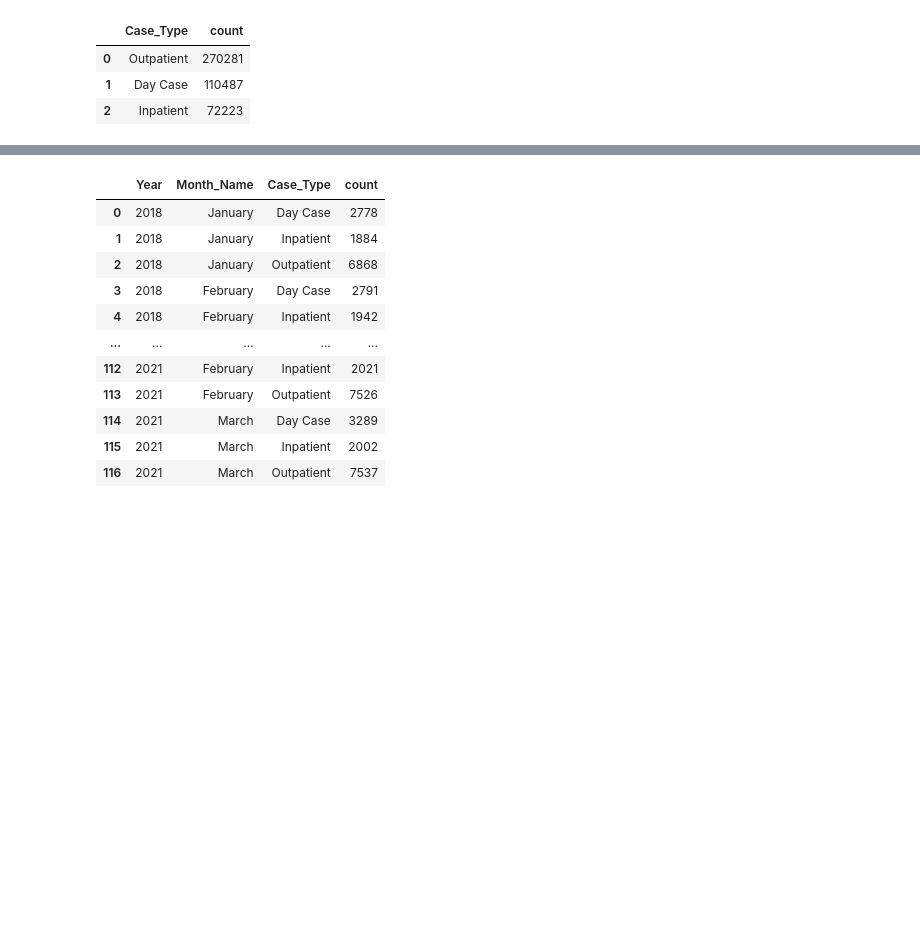
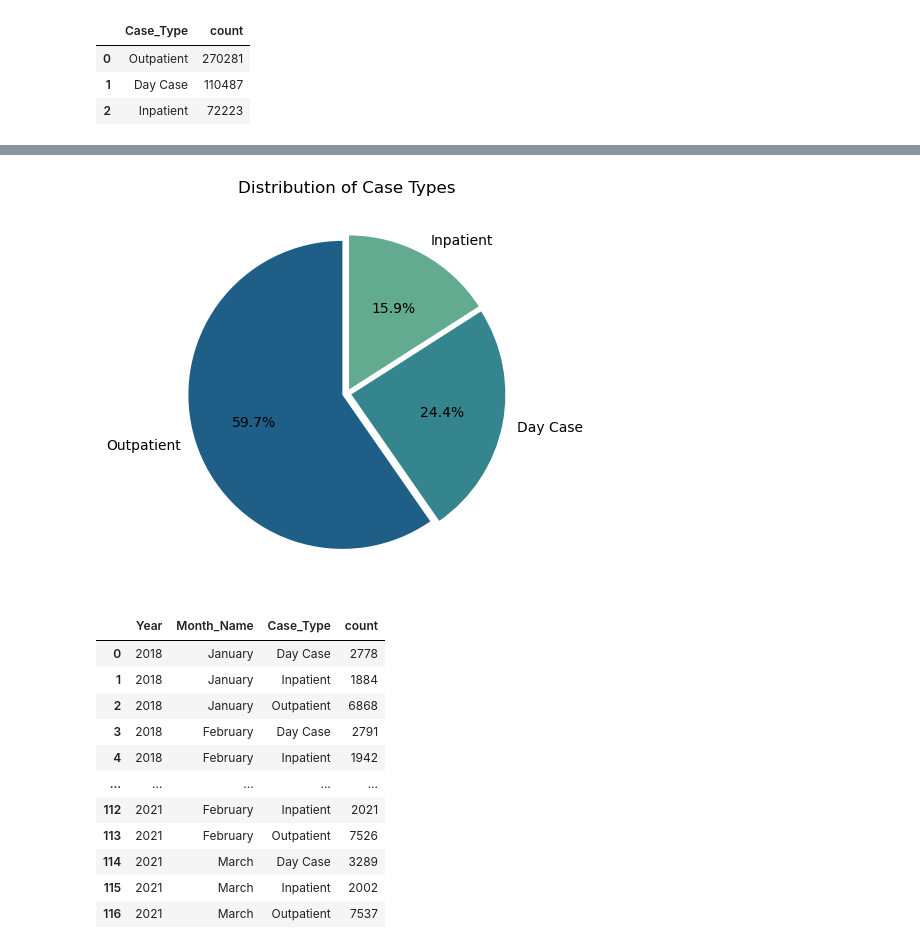
Before and after one commit to modyreturn/Health_Care_Analysis, a Jupyter notebook: HealthCare_Analysis.ipynb, the cells around one changed output, grey strips where cells are left out. Saved outputs shown, nothing was run; the diff lists cells and outputs as text; code cells hidden in the pictures; blank space fills up the shorter version.

```diff
--- a/HealthCare_Analysis.ipynb
+++ b/HealthCare_Analysis.ipynb
@@ -73,3 +73,22 @@ plt.show()
+# %%
+
+# Define the explode tuple dynamically
+explode = [0.03] * len(df_case_type)
+
+plt.figure(figsize=(10, 5))
+plt.pie(
+    df_case_type['count'],
+    labels=df_case_type['Case_Type'],
+    colors=sns.color_palette('crest_r', n_colors=len(df_case_type)),
+    autopct='%1.1f%%',
+    startangle=90,
+    explode=explode
+)
+
+plt.title("Distribution of Case Types")
+plt.show()
+# %% [output]
+[figure, added]
 # %%
 df_ct_line = df.groupby(['Year', 'Month_Name', 'Case_Type']).size().reset_index(name='count')
 df_ct_line = df_ct_line.sort_values(by=['Year', 'Month_Name', 'Case_Type'])
```
Also changed, not shown: parts of 4 cells of this notebook, 3 other files.
